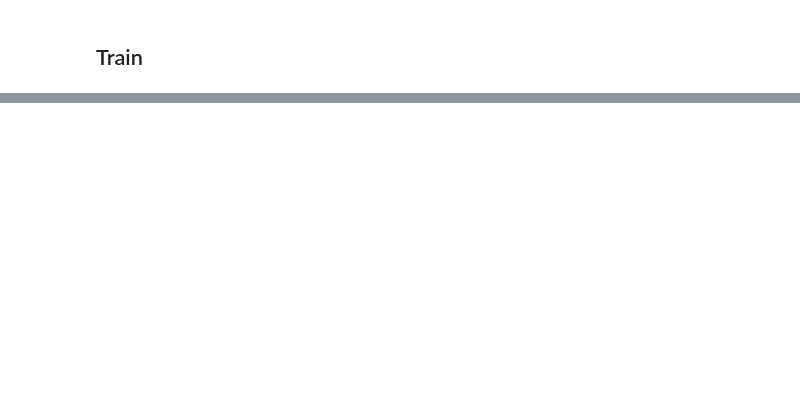
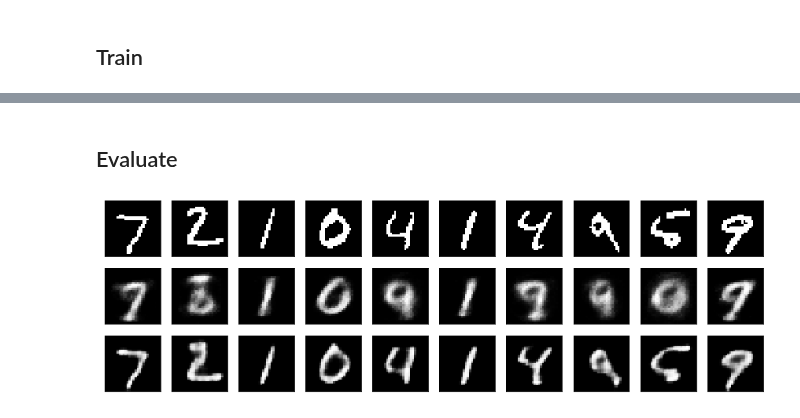
Before and after one commit to hoihui/nlp, a Jupyter notebook: Autoencoder.ipynb, the cells around one changed output, grey strips where cells are left out. Cells and saved outputs as stored; diff of their text form; code cells hidden in the pictures; blank space fills up the shorter version.

```diff
--- a/Autoencoder.ipynb
+++ b/Autoencoder.ipynb
@@ -500,6 +490,6 @@ convae.compile(optimizer='rmsprop', loss=vae_loss)
 # %%
 ######################## mlp ########################
 mlp.fit(x_train_flat, x_train_flat,
-        epochs=50, # batch_size=256,
+        epochs=1,  batch_size=32,
         shuffle=True,
         validation_data=(x_test_flat, x_test_flat))
@@ -506,7 +500,7 @@ mlp.fit(x_train_flat, x_train_flat,
 # %%
 ######################## conv ########################
 conv.fit(x_train, x_train,
-         epochs=2, #batch_size=128,
+         epochs=1, batch_size=32,
          shuffle=True,
          validation_data=(x_test, x_test))
 # %% [output]
@@ -561 +545,31 @@ Epoch 2/2
 <tensorflow.python.keras.callbacks.History at 0x...>
+# %% [markdown]
+## Evaluate
+# %%
+################ mlp / conv autoencoders ##################
+n = 10  # how many samples
+y_test_mlp = mlp.predict(x_test_flat[:n]).reshape(-1,28,28)
+y_test_conv = conv.predict(x_test[:n]).reshape(-1,28,28)
+
+plt.figure(figsize=(15, 4.5))
+for i in range(n):
+    ax = plt.subplot(3, n, i + 1)
+    plt.imshow(x_test[i].reshape(28, 28))
+    plt.gray()
+    ax.get_xaxis().set_visible(False)
+    ax.get_yaxis().set_visible(False)
+
+    ax = plt.subplot(3, n, i + 1 + n)
+    plt.imshow(y_test_mlp[i])
+    plt.gray()
+    ax.get_xaxis().set_visible(False)
+    ax.get_yaxis().set_visible(False)
+
+    ax = plt.subplot(3, n, i + 1 + 2*n)
+    plt.imshow(y_test_conv[i])
+    plt.gray()
+    ax.get_xaxis().set_visible(False)
+    ax.get_yaxis().set_visible(False)
+plt.show()
+# %% [output]
+[figure, added]
```
Also changed, not shown: parts of 11 cells of this notebook.
